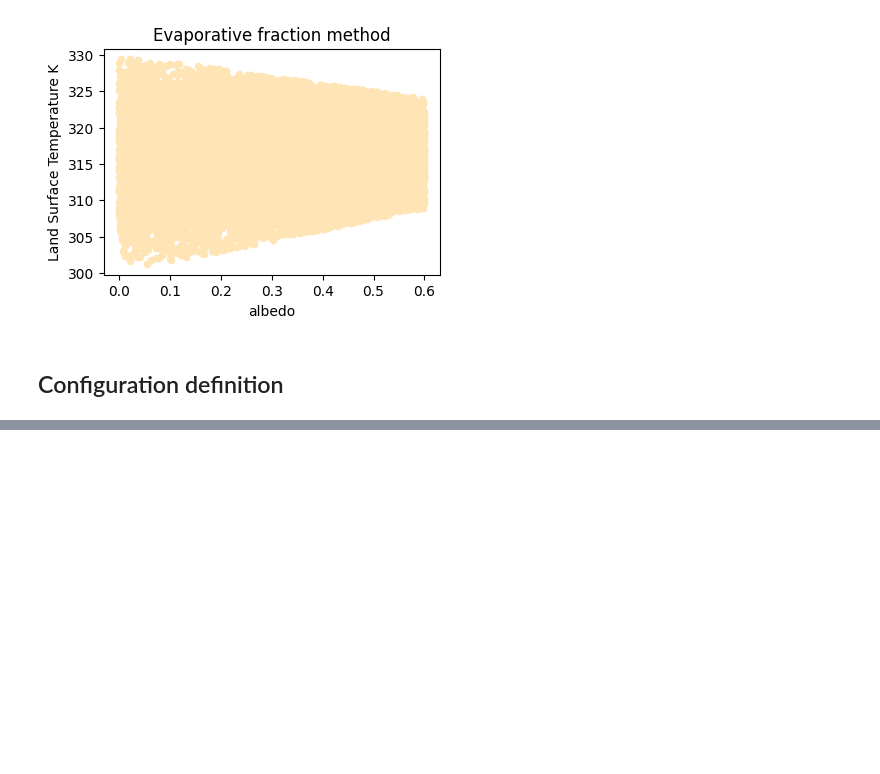
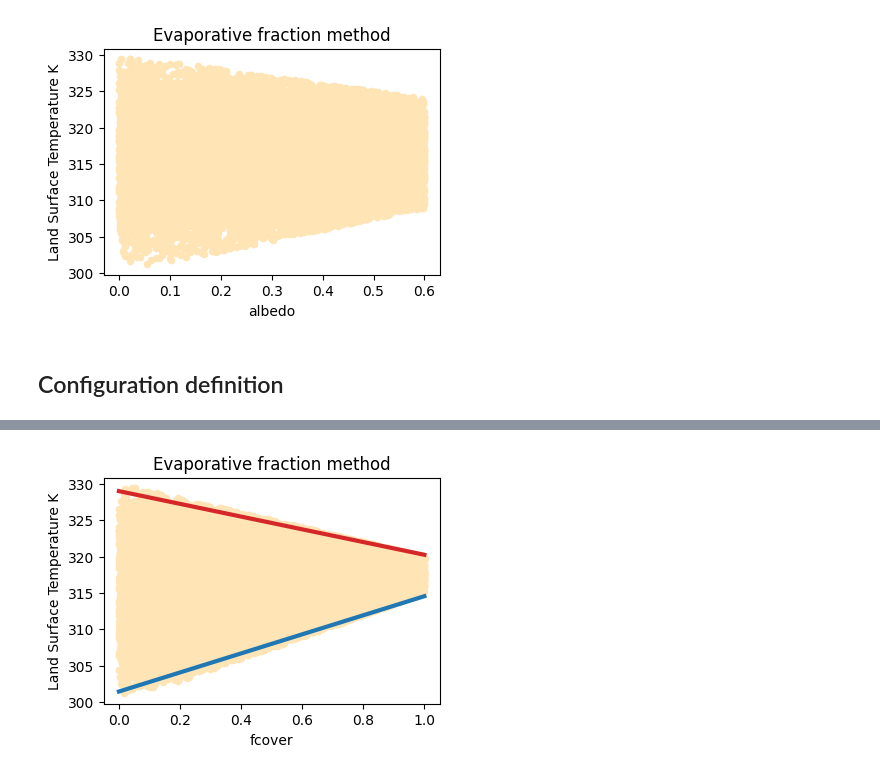
Before and after one commit to CNES/sweat, a Jupyter notebook: notebooks/evaporative_fraction.ipynb, the cells around one changed output, grey strips where cells are left out. Saved outputs shown, nothing was run; the diff lists cells and outputs as text; code cells hidden in the pictures; blank space fills up the shorter version.

```diff
--- a/notebooks/evaporative_fraction.ipynb
+++ b/notebooks/evaporative_fraction.ipynb
@@ -70,8 +73,8 @@ def setup_data(
     ds = xr.Dataset(
         data_vars=data_vars,
         coords=dict(
-            lon=("loc", lon),
-            lat=("loc", lat),
+            lon=("lon", lon),
+            lat=("lat", lat),
         ),
         attrs=dict(description="Test data"),
     )
@@ -208,9 +210,11 @@ config = {
             "var": "albedo",
         },
     ],
+    "options":{
     "selection": False,
-    "keep": False,
-    "merge": "average",
+    "keep": True,
+    "merging": "mean",
+    },
 }
 # %%
 pprint(config, sort_dicts=False)
@@ -234,0 +239,4 @@ pprint(config, sort_dicts=False)
+# %%
+models, options = initialize(config)
+# %%
+ef = run(models,data,**options)
@@ -234,0 +255,4 @@ pprint(config, sort_dicts=False)
+# %%
+plot(data,var_name="fcover",model=EFModel.create(ef["model1"].attrs))
+# %% [output]
+[figure, added]
```
Also changed, not shown: parts of 6 cells of this notebook, 5 other files.
